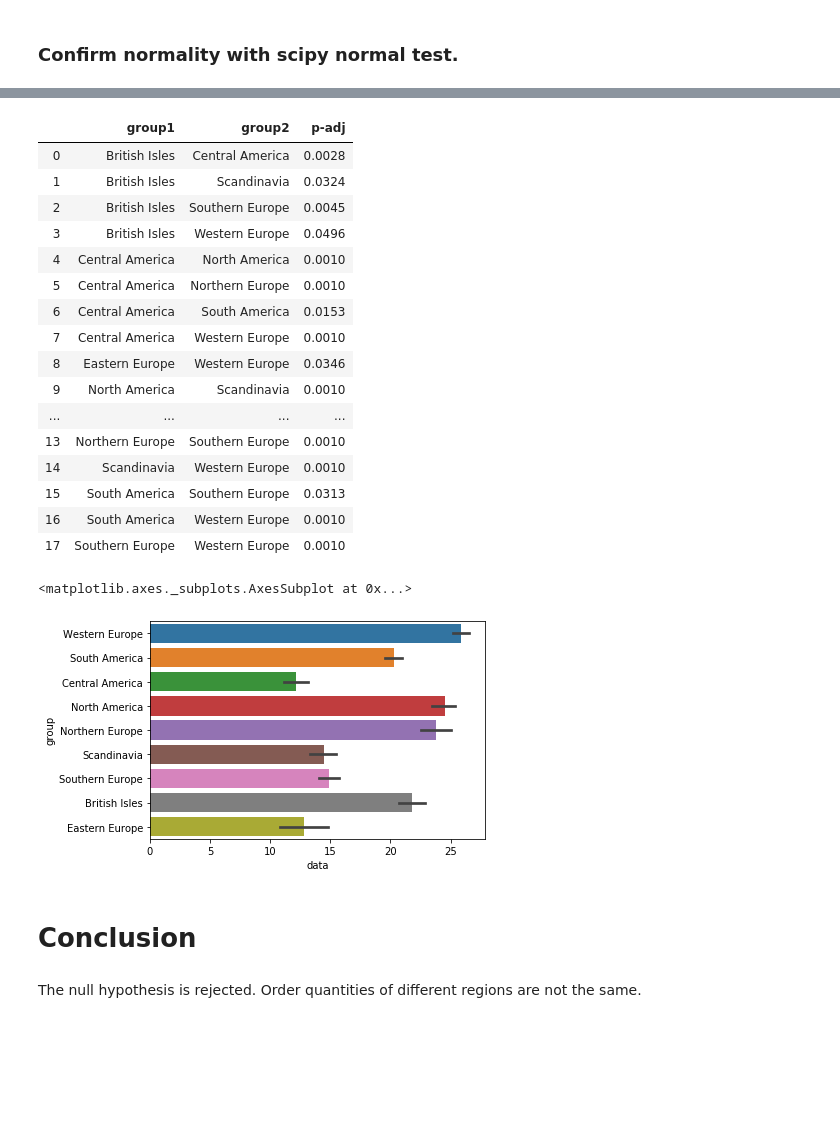
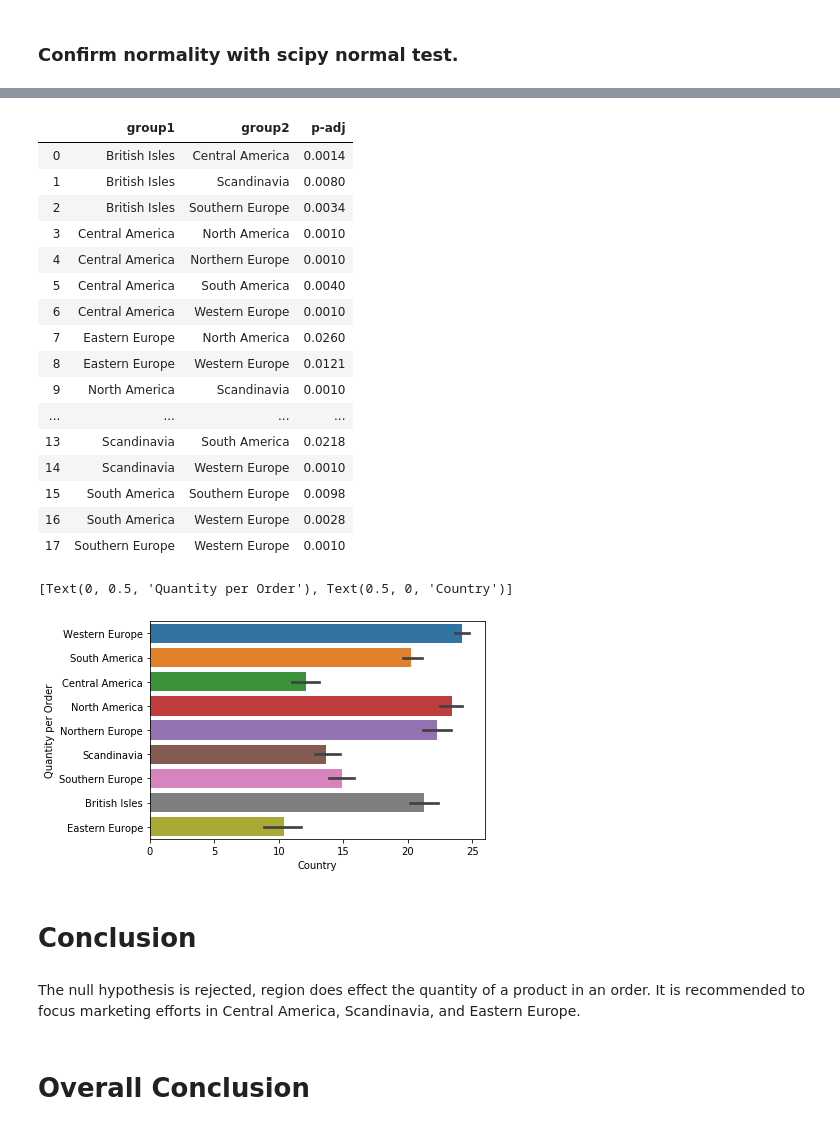
Before and after one commit to chefnewman/dsc-mod-3-project-online-ds-pt-100719, a Jupyter notebook: Student.ipynb, the cells around one changed output, grey strips where cells are left out. Cells and saved outputs as stored; diff of their text form; code cells hidden in the pictures; blank space fills up the shorter version.

```diff
--- a/Student.ipynb
+++ b/Student.ipynb
@@ -1071,3 +1130,7 @@ grps
  1758    30
  1759    12
  Name: Quantity, dtype: int64}
+# %%
+ax = sns.boxplot(data=df_Region, x='Region', y='Quantity')
+current_labels = ax.get_xticklabels()
+ax.set_xticklabels(current_labels, rotation=45, ha='right');
@@ -1092,8 +1157,8 @@ orig_grps = grps.copy()
 # %%
 # Identify how many outliers found in each group using Z-Scores.
 
-for grp_name, grp_data in grps.items():
-    idx_outs =find_outliers_Z(grp_data)
+for grp_name, grp_data in orig_grps.items():
+    idx_outs =find_outliers_IQR(grp_data)
     print(f"Found {idx_outs.sum()} outliers in {grp_name} using Z-scores")
     grps[grp_name] = grp_data [~idx_outs]
     idx_outs =find_outliers_IQR(grp_data)
@@ -1255,19 +1330,19 @@ df_grp12p.reset_index(drop=True, inplace= True)
 df_grp12p
 # %% [output]
 |  | group1 | group2 | p-adj |
-| 0 | British Isles | Central America | 0.0028 |
-| 1 | British Isles | Scandinavia | 0.0324 |
-| 2 | British Isles | Southern Europe | 0.0045 |
-| 3 | British Isles | Western Europe | 0.0496 |
-| 4 | Central America | North America | 0.0010 |
-| 5 | Central America | Northern Europe | 0.0010 |
-| 6 | Central America | South America | 0.0153 |
-| 7 | Central America | Western Europe | 0.0010 |
-| 8 | Eastern Europe | Western Europe | 0.0346 |
+| 0 | British Isles | Central America | 0.0014 |
+| 1 | British Isles | Scandinavia | 0.0080 |
+| 2 | British Isles | Southern Europe | 0.0034 |
+| 3 | Central America | North America | 0.0010 |
+| 4 | Central America | Northern Europe | 0.0010 |
+| 5 | Central America | South America | 0.0040 |
+| 6 | Central America | Western Europe | 0.0010 |
+| 7 | Eastern Europe | North America | 0.0260 |
+| 8 | Eastern Europe | Western Europe | 0.0121 |
 | 9 | North America | Scandinavia | 0.0010 |
 | ... | ... | ... | ... |
-| 13 | Northern Europe | Southern Europe | 0.0010 |
+| 13 | Scandinavia | South America | 0.0218 |
 | 14 | Scandinavia | Western Europe | 0.0010 |
-| 15 | South America | Southern Europe | 0.0313 |
-| 16 | South America | Western Europe | 0.0010 |
+| 15 | South America | Southern Europe | 0.0098 |
+| 16 | South America | Western Europe | 0.0028 |
 | 17 | Southern Europe | Western Europe | 0.0010 |
@@ -1278,9 +1349,12 @@ pd.set_option("display.max_rows",999)
 # %%
-sns.barplot(data=data ,x='data',y='group',ci=68)
+ax = sns.barplot(data=data ,x='data',y='group',ci=68)# order=bar)
+ax.set(xlabel = 'Country', ylabel='Quantity per Order')
 # %% [output]
-<matplotlib.axes._subplots.AxesSubplot at 0x...>
+[Text(0, 0.5, 'Quantity per Order'), Text(0.5, 0, 'Country')]
-[figure, old version]
+[figure, new version]
 # %% [markdown]
 # Conclusion
-# %% [markdown]
-The null hypothesis is rejected. Order quantities of different regions are not the same.
+# %% [markdown]
+The null hypothesis is rejected, region does effect the quantity of a product in an order. It is recommended to focus marketing efforts in Central America, Scandinavia, and Eastern Europe.
+# %% [markdown]
+# Overall Conclusion
```
Also changed, not shown: parts of 50 cells of this notebook.
